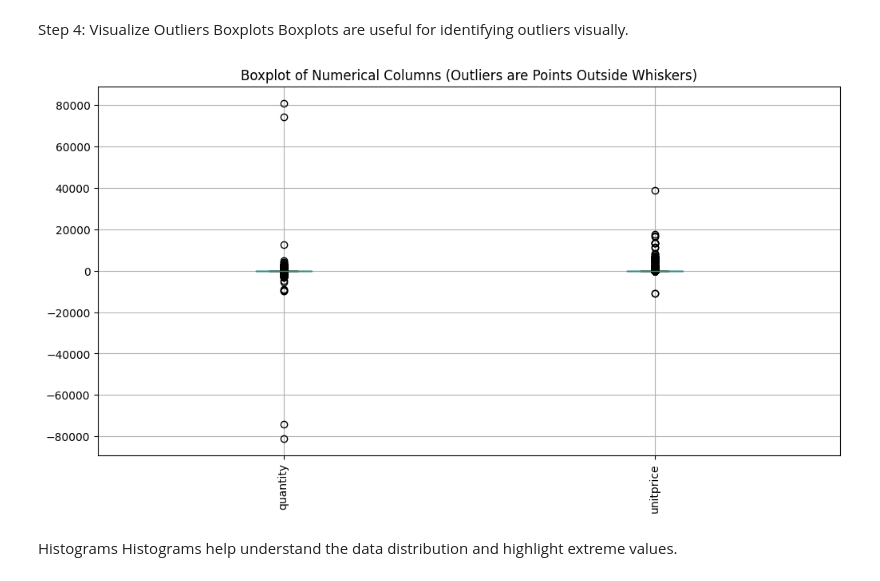
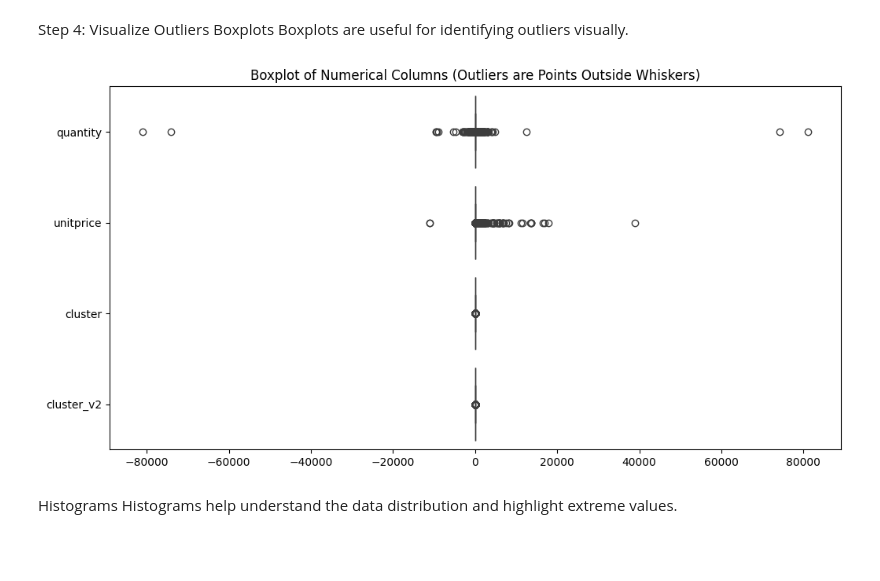
Before and after one commit to Bokols/Aplicacion_de_Pronostico_de_Demanda_de_Productos, a Jupyter notebook: Untitled-1.ipynb, the cells around one changed output. Drawn from its saved outputs; the diff is of its cells as text; code cells hidden in the pictures; blank space fills up the shorter version.

```diff
--- a/Untitled-1.ipynb
+++ b/Untitled-1.ipynb
@@ -10,10 +10,7 @@ import pandas as pd
 ## 2.2 Cargar datos <a id='cargar'></a>
 # %%
 # Carga el archivo de datos en un DataFrame
-try:
-    df = pd.read_csv('C:/Users/bokol/OneDrive/Desktop/Customer Segmentation project/online_retail.csv')
-except:
-    df = pd.read_csv('C:/Users/bokol/OneDrive/Desktop/Customer Segmentation project/online_retail.csv')
+df = pd.read_csv('C:/Users/bokol/OneDrive/Desktop/Customer Segmentation project/online_retail.csv')
 # %% [markdown]
 El dataset contiene los siguientes campos:
 - `InvoiceNo`
@@ -496,0 +1079,22 @@ Name: proportion, dtype: float64
+# %%
+from joblib import Parallel, delayed
+
+def compute_value_counts(col, col_data):
+    return col, col_data.value_counts(normalize=True, dropna=False) * 100
+
+# Ensure all columns in 'categorical_cols' exist in the DataFrame
+valid_cols = [col for col in categorical_cols if col in df.columns]
+
+# Prepare column data for each column in the 'valid_cols' list
+categorical_cols_data = [(col, df[col]) for col in valid_cols]
+
+# Parallel execution
+results = Parallel(n_jobs=-1)(delayed(compute_value_counts)(col, col_data) for col, col_data in categorical_cols_data)
+
+# Convert results to a dictionary
+value_counts_dict = dict(results)
+
+# Print the results
+for col, counts in value_counts_dict.items():
+    print(f"\nColumn: {col}")
+    print(counts)
@@ -497,4 +1103,12 @@ Name: proportion, dtype: float64
 # %% [markdown]
 Some categorical variables might have too many unique values (e.g., an ID column mistakenly treated as categorical).
+# %%
+for col in categorical_cols:
+    # Convert unhashable types (e.g., lists) to tuples
+    df[col] = df[col].apply(lambda x: tuple(x) if isinstance(x, (list, np.ndarray)) else x)
+
+    # Calculate and print the number of unique categories
+    unique_count = df[col].nunique()
+    print(f"Column: {col}, Unique Categories: {unique_count}")
 # %%
 # Check for high cardinality
@@ -554,6 +1146,6 @@ Step 2: Identify Numerical Columns
 Since we’re working with numerical outliers, we first filter out numerical columns.
 # %%
 # Identify numerical columns
-numerical_cols = df.select_dtypes(include=['int64', 'float64']).columns
+numerical_cols = df.select_dtypes(include=['int32', 'int64', 'float32', 'float64']).columns
 print("Numerical Columns:", numerical_cols)
 # %% [output]
@@ -637,13 +1231,18 @@ Boxplots are useful for identifying outliers visually.
 # %%
 import matplotlib.pyplot as plt
 import seaborn as sns
 
+# Create a boxplot for numerical columns
 plt.figure(figsize=(12, 6))
-df[numerical_cols].boxplot(rot=90)  # Rotate x-axis labels for readability
+sns.boxplot(data=df[numerical_cols], orient="h")  # Horizontal boxplot for better readability with many columns
+
+# Add title and rotate x-axis labels if needed
 plt.title("Boxplot of Numerical Columns (Outliers are Points Outside Whiskers)")
+
+# Show the plot
 plt.show()
 # %% [output]
-[figure, old version]
+[figure, new version]
 # %% [markdown]
 Histograms
 Histograms help understand the data distribution and highlight extreme values.
```
Also changed, not shown: parts of 80 cells of this notebook.
